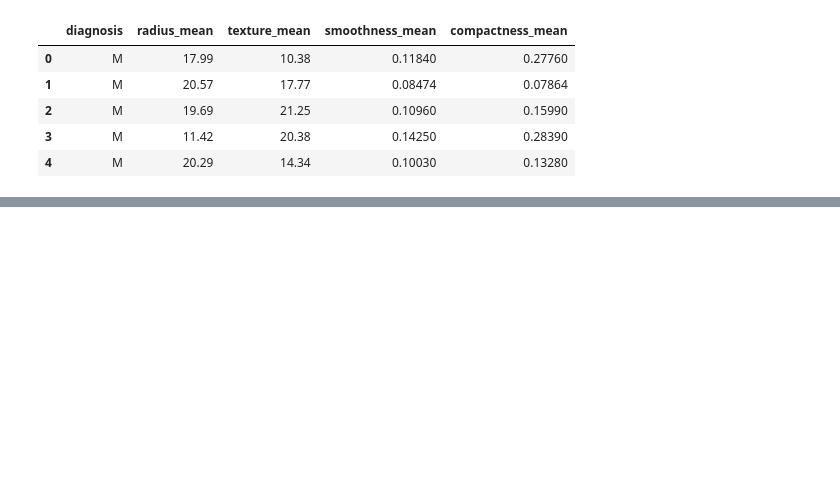
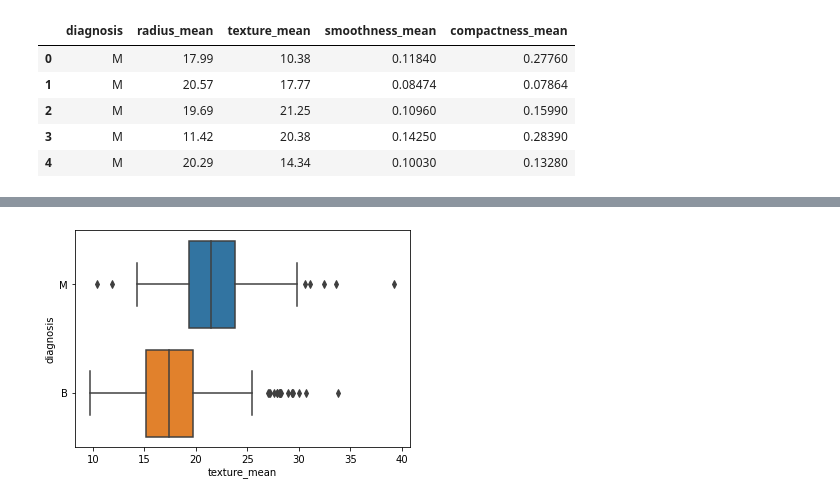
Before and after one commit to pixieghosh/gradschool_sem1, a Jupyter notebook: databases/hw/ghosh_hw4.ipynb, the cells around one changed output, grey strips where cells are left out. Saved outputs shown, nothing was run; the diff lists cells and outputs as text; code cells hidden in the pictures; blank space fills up the shorter version.

```diff
--- a/databases/hw/ghosh_hw4.ipynb
+++ b/databases/hw/ghosh_hw4.ipynb
@@ -25,0 +28,5 @@ use seaborn
+# %%
+# Q 2.1
+texture_plot = sns.boxplot(x="texture_mean", y="diagnosis", data=cancer_data)
+# %% [output]
+[figure, added]
```
Also changed, not shown: parts of 24 cells of this notebook.
